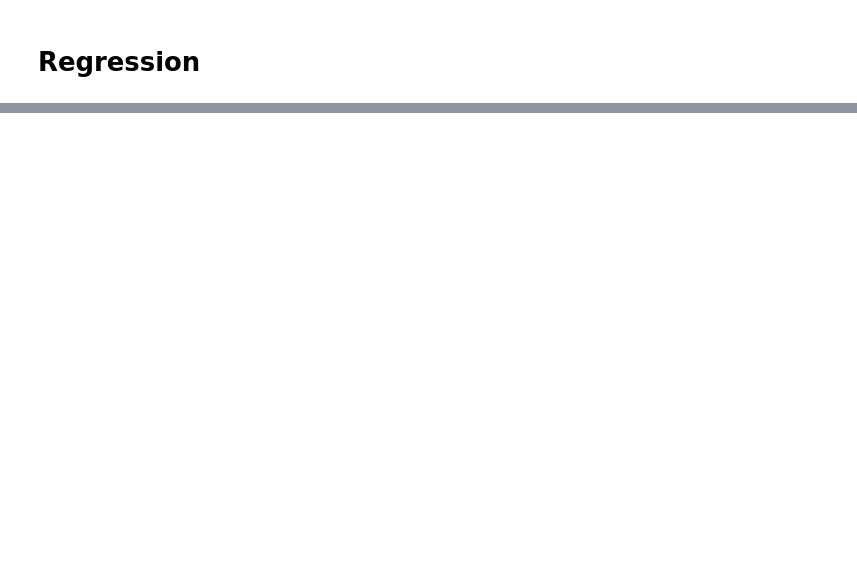
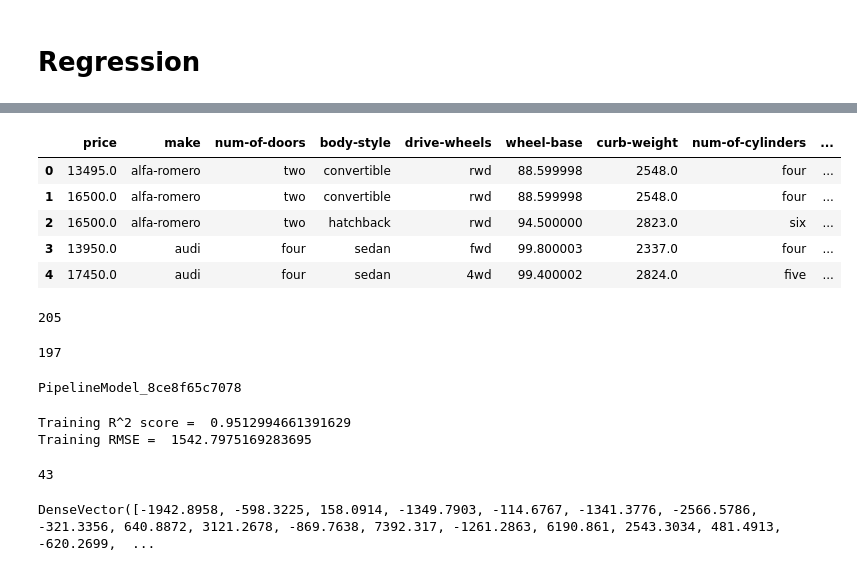
Before and after one commit to manojmanivannan/ApacheSparkEssentials, a Jupyter notebook: ML_SparkByPluralsight.ipynb, the cells around one changed output, grey strips where cells are left out. Saved outputs shown, nothing was run; the diff lists cells and outputs as text; code cells hidden in the pictures; blank space fills up the shorter version.

```diff
--- a/ML_SparkByPluralsight.ipynb
+++ b/ML_SparkByPluralsight.ipynb
@@ -655,2 +652,7 @@ predictionsDF.loc[
 # %% [markdown]
 # Regression
+# %%
+rawData = spark.read\
+                .format('csv')\
+                .option('header','true')\
+                .load('imports-85.data')
@@ -656,0 +669,25 @@ predictionsDF.loc[
+# %%
+dataset = rawData.select(col('price').cast('float'),
+                         col('make'),
+                         col('num-of-doors'),
+                         col('body-style'),
+                         col('drive-wheels'),
+                         col('wheel-base').cast('float'),
+                         col('curb-weight').cast('float'),
+                         col('num-of-cylinders'),
+                         col('engine-size').cast('float'),
+                         col('horsepower').cast('float'),
+                         col('peak-rpm').cast('float'))
+# %%
+dataset.toPandas().head()
+# %% [output]
+|  | price | make | num-of-doors | body-style | drive-wheels | wheel-base | curb-weight | num-of-cylinders | ... |
+| 0 | 13495.0 | alfa-romero | two | convertible | rwd | 88.599998 | 2548.0 | four | ... |
+| 1 | 16500.0 | alfa-romero | two | convertible | rwd | 88.599998 | 2548.0 | four | ... |
+| 2 | 16500.0 | alfa-romero | two | hatchback | rwd | 94.500000 | 2823.0 | six | ... |
+| 3 | 13950.0 | audi | four | sedan | fwd | 99.800003 | 2337.0 | four | ... |
+| 4 | 17450.0 | audi | four | sedan | 4wd | 99.400002 | 2824.0 | five | ... |
+# %%
+dataset.count()
+# %% [output]
+205
@@ -656,0 +696,4 @@ predictionsDF.loc[
+# %%
+dataset.count()
+# %% [output]
+197
@@ -656,0 +743,5 @@ predictionsDF.loc[
+# %%
+model = pipeline.fit(trainingData)
+model
+# %% [output]
+PipelineModel_8ce8f65c7078
@@ -656,0 +750,14 @@ predictionsDF.loc[
+# %%
+print('Training R^2 score = ',lrModel.summary.r2)
+print('Training RMSE = ',lrModel.summary.rootMeanSquaredError)
+# %% [output]
+Training R^2 score =  0.9512994661391629
+Training RMSE =  1542.7975169283695
+# %%
+lrModel.numFeatures
+# %% [output]
+43
+# %%
+lrModel.coefficients
+# %% [output]
+DenseVector([-1942.8958, -598.3225, 158.0914, -1349.7903, -114.6767, -1341.3776, -2566.5786, -321.3356, 640.8872, 3121.2678, -869.7638, 7392.317, -1261.2863, 6190.861, 2543.3034, 481.4913, -620.2699,  ...
```
Also changed, not shown: parts of 48 cells of this notebook.
